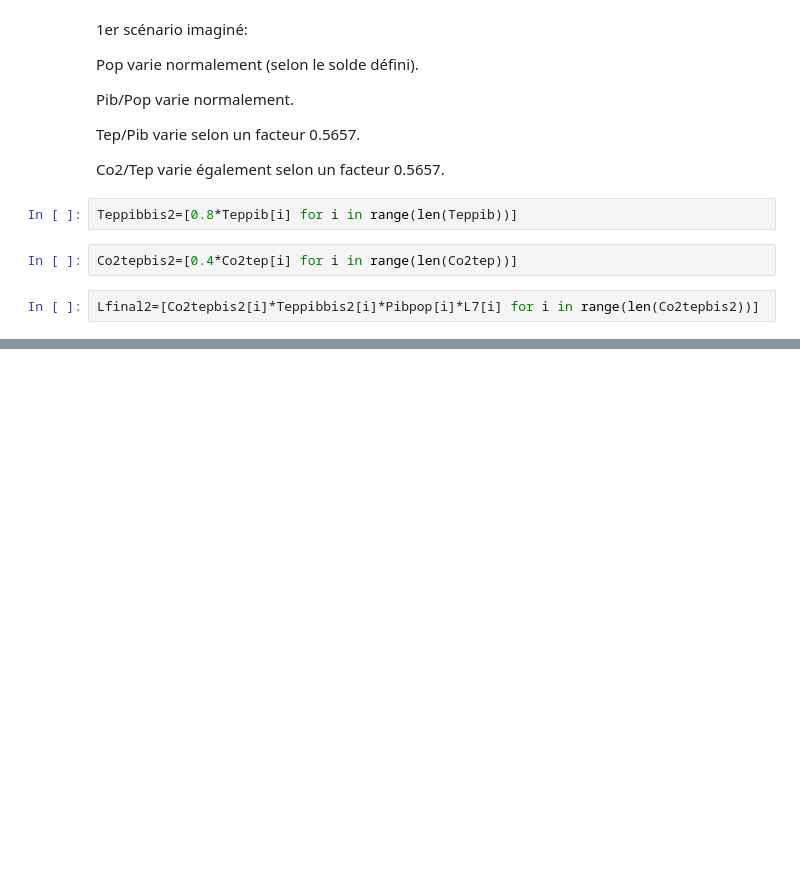
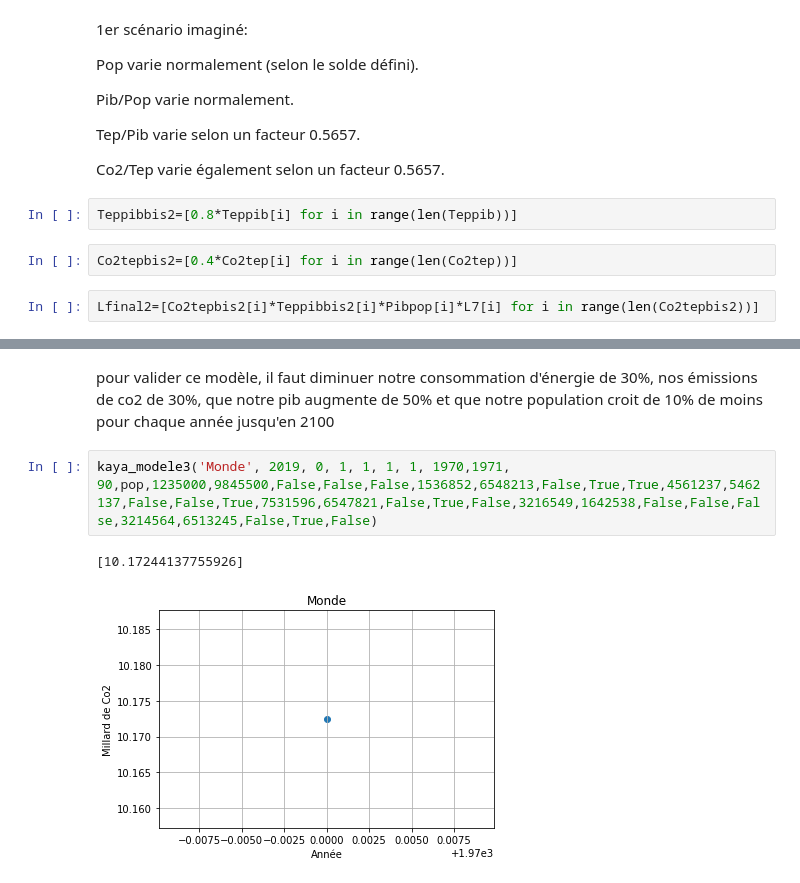
Before and after one commit to are2019-mipia1a2/Evolution-CO2, a Jupyter notebook: (fini)po+pib+energie1.0 (6).ipynb, the cells around one changed output, grey strips where cells are left out. Saved outputs shown, nothing was run; the diff lists cells and outputs as text; blank space fills up the shorter version.

```diff
--- a/(fini)po+pib+energie1.0 (6).ipynb
+++ b/(fini)po+pib+energie1.0 (6).ipynb
@@ -2690,0 +2795,7 @@ plot_CO2_final1(Lfinal2)
+# %% [markdown]
+pour valider ce modèle, il faut diminuer notre consommation d'énergie de 30%, nos émissions de co2 de 30%, que notre pib augmente de 50% et que notre population croit de 10% de moins pour chaque année jusqu'en 2100
+# %%
+kaya_modele3('Monde', 2019, 0, 1, 1, 1, 1, 1970,1971, 90,pop,1235000,9845500,False,False,False,1536852,6548213,False,True,True,4561237,5462137,False,False,True,7531596,6547821,False,True,False,3216549,1642538,False,False,False,3214564,6513245,False,True,False)
+# %% [output]
+[10.17244137755926]
+[figure, added]
```
Also changed, not shown: parts of 43 cells of this notebook.
